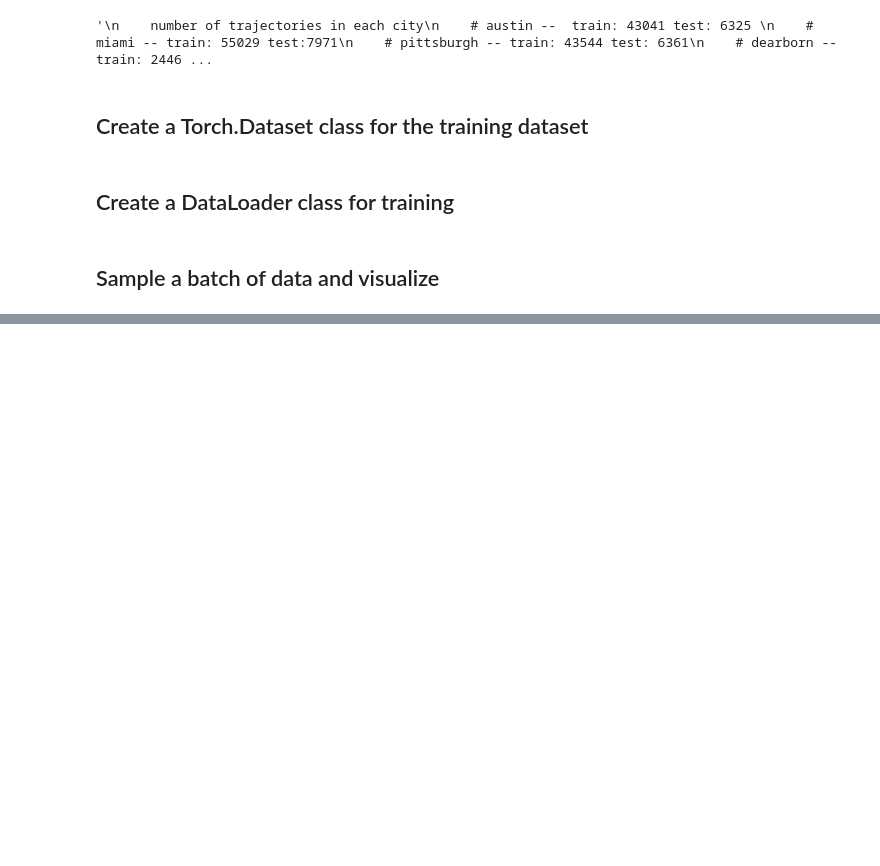
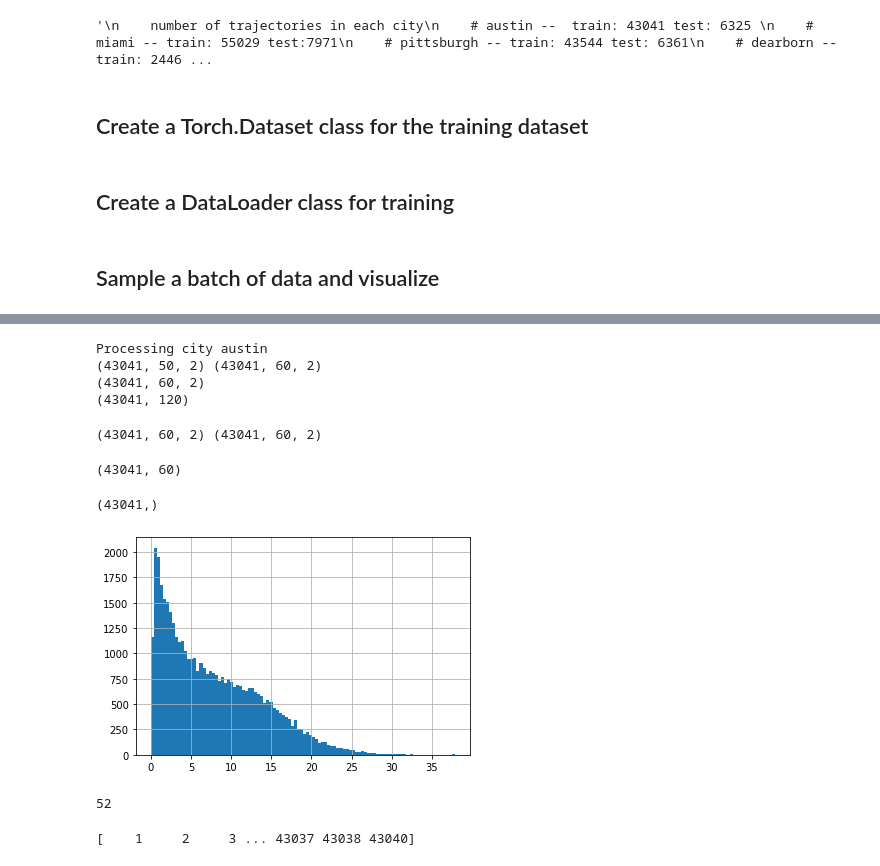
Before and after one commit to IrvinYang/CSE151B-Comp, a Jupyter notebook: argo2/Load_Argo2_Public.ipynb, the cells around one changed output, grey strips where cells are left out. Cells and saved outputs as stored; diff of their text form; code cells hidden in the pictures; blank space fills up the shorter version.

```diff
--- a/argo2/Load_Argo2_Public.ipynb
+++ b/argo2/Load_Argo2_Public.ipynb
@@ -209,0 +138,33 @@ lauda = train(lauda, epochs, lr)
+# %%
+num_pred_steps = 60
+all_preds = np.zeros(shape=(0, num_pred_steps * 2))
+all_preds_2d = np.zeros(shape=(0, num_pred_steps, 2))
+gt_2d = np.zeros(shape=(0, num_pred_steps, 2))
+history_2d = np.zeros(shape=(0, 50, 2))
+
+city_col = np.array([])
+
+for city_name in cities[:1]:
+
+    print("Processing city", city_name)
+
+    test_traj_in, test_traj_out = get_city_trajectories(city=city_name, split="train")
+    print(test_traj_in.shape, test_traj_out.shape)
+    history_2d = np.r_[history_2d, test_traj_in]
+    gt_2d = np.r_[gt_2d, test_traj_out]
+
+
+    test_pred_arr = get_traj_pred(test_traj_in, num_pred_steps)
+    print(test_pred_arr.shape)
+    all_preds_2d = np.r_[all_preds_2d, test_pred_arr]
+
+    test_pred_arr_reshaped = np.reshape(test_pred_arr, newshape=(test_traj_in.shape[0], num_pred_steps * 2))
+    print(test_pred_arr_reshaped.shape)
+
+    all_preds = np.r_[all_preds, test_pred_arr_reshaped]
+    city_col = np.r_[city_col, [str(i) + "_" + city_name for i in range(test_pred_arr.shape[0])]]
+# %% [output]
+Processing city austin
+(43041, 50, 2) (43041, 60, 2)
+(43041, 60, 2)
+(43041, 120)
@@ -209,0 +174,4 @@ lauda = train(lauda, epochs, lr)
+# %%
+print(all_preds_2d.shape, gt_2d.shape)
+# %% [output]
+(43041, 60, 2) (43041, 60, 2)
@@ -209,0 +180,25 @@ lauda = train(lauda, epochs, lr)
+# %%
+pt_wise_rmse = np.sqrt(np.sum(np.square(all_preds_2d - gt_2d), axis=2))
+print(pt_wise_rmse.shape)
+# %% [output]
+(43041, 60)
+# %%
+avg_rmse = np.mean(pt_wise_rmse, axis=1)
+print(avg_rmse.shape)
+# %% [output]
+(43041,)
+# %%
+plt.hist(avg_rmse, bins=100)
+plt.grid()
+plt.show()
+# %% [output]
+[figure, added]
+# %%
+np.sum(avg_rmse > 30)
+# %% [output]
+52
+# %%
+high_err_idx = np.where(np.logical_and(avg_rmse > 5, avg_rmse < 15))[0]
+print(high_err_idx)
+# %% [output]
+[    1     2     3 ... 43037 43038 43040]
```
Also changed, not shown: parts of 18 cells of this notebook, 3 other files.
